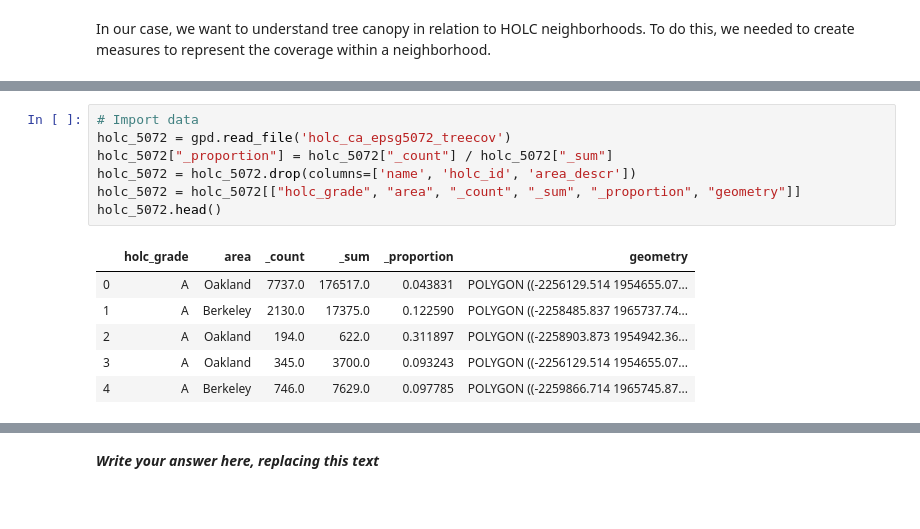
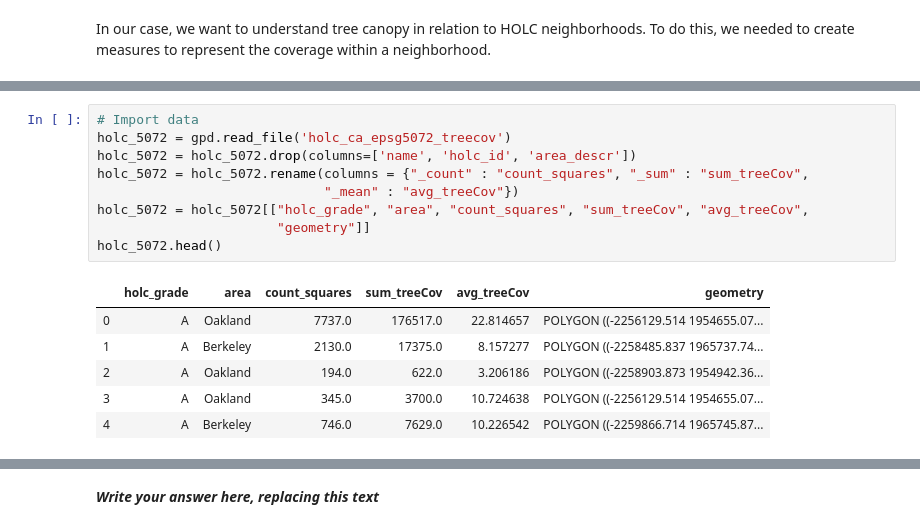
Before and after one commit to ds-modules/espm-c167, a Jupyter notebook: Lab2-Draft/Rebekah-Soc88/NB2_Draft1.ipynb, the cells around one changed output, grey strips where cells are left out. Cells and saved outputs as stored; diff of their text form.

```diff
--- a/Lab2-Draft/Rebekah-Soc88/NB2_Draft1.ipynb
+++ b/Lab2-Draft/Rebekah-Soc88/NB2_Draft1.ipynb
@@ -152,14 +170,16 @@ The data we are using is from the [National Land Cover Database](https://www.mrl
 # %%
 # Import data
 holc_5072 = gpd.read_file('holc_ca_epsg5072_treecov')
-holc_5072["_proportion"] = holc_5072["_count"] / holc_5072["_sum"]
 holc_5072 = holc_5072.drop(columns=['name', 'holc_id', 'area_descr'])
-holc_5072 = holc_5072[["holc_grade", "area", "_count", "_sum", "_proportion", "geometry"]]
+holc_5072 = holc_5072.rename(columns = {"_count" : "count_squares", "_sum" : "sum_treeCov",
+                             "_mean" : "avg_treeCov"})
+holc_5072 = holc_5072[["holc_grade", "area", "count_squares", "sum_treeCov", "avg_treeCov",
+                       "geometry"]]
 holc_5072.head()
 # %% [output]
-|  | holc_grade | area | _count | _sum | _proportion | geometry |
-| 0 | A | Oakland | 7737.0 | 176517.0 | 0.043831 | POLYGON ((-2256129.514 1954655.07... |
-| 1 | A | Berkeley | 2130.0 | 17375.0 | 0.122590 | POLYGON ((-2258485.837 1965737.74... |
-| 2 | A | Oakland | 194.0 | 622.0 | 0.311897 | POLYGON ((-2258903.873 1954942.36... |
-| 3 | A | Oakland | 345.0 | 3700.0 | 0.093243 | POLYGON ((-2256129.514 1954655.07... |
-| 4 | A | Berkeley | 746.0 | 7629.0 | 0.097785 | POLYGON ((-2259866.714 1965745.87... |
+|  | holc_grade | area | count_squares | sum_treeCov | avg_treeCov | geometry |
+| 0 | A | Oakland | 7737.0 | 176517.0 | 22.814657 | POLYGON ((-2256129.514 1954655.07... |
+| 1 | A | Berkeley | 2130.0 | 17375.0 | 8.157277 | POLYGON ((-2258485.837 1965737.74... |
+| 2 | A | Oakland | 194.0 | 622.0 | 3.206186 | POLYGON ((-2258903.873 1954942.36... |
+| 3 | A | Oakland | 345.0 | 3700.0 | 10.724638 | POLYGON ((-2256129.514 1954655.07... |
+| 4 | A | Berkeley | 746.0 | 7629.0 | 10.226542 | POLYGON ((-2259866.714 1965745.87... |
```
Also changed, not shown: parts of 20 cells of this notebook.
